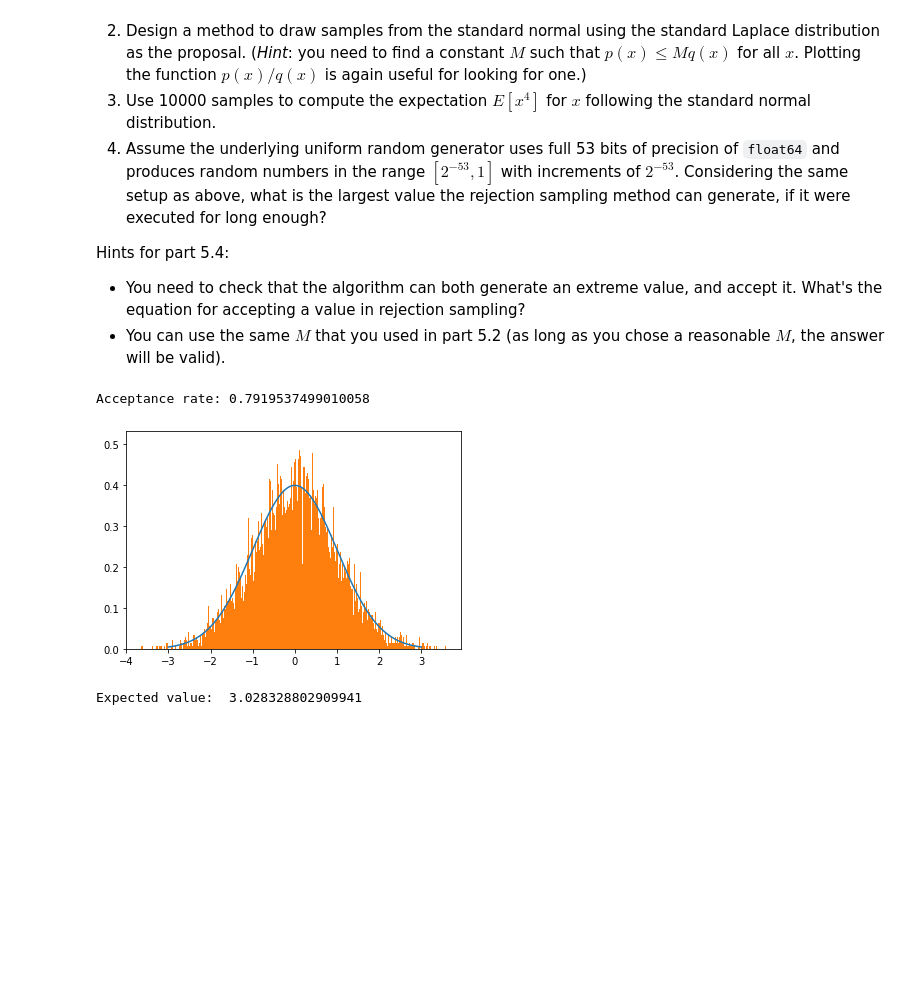
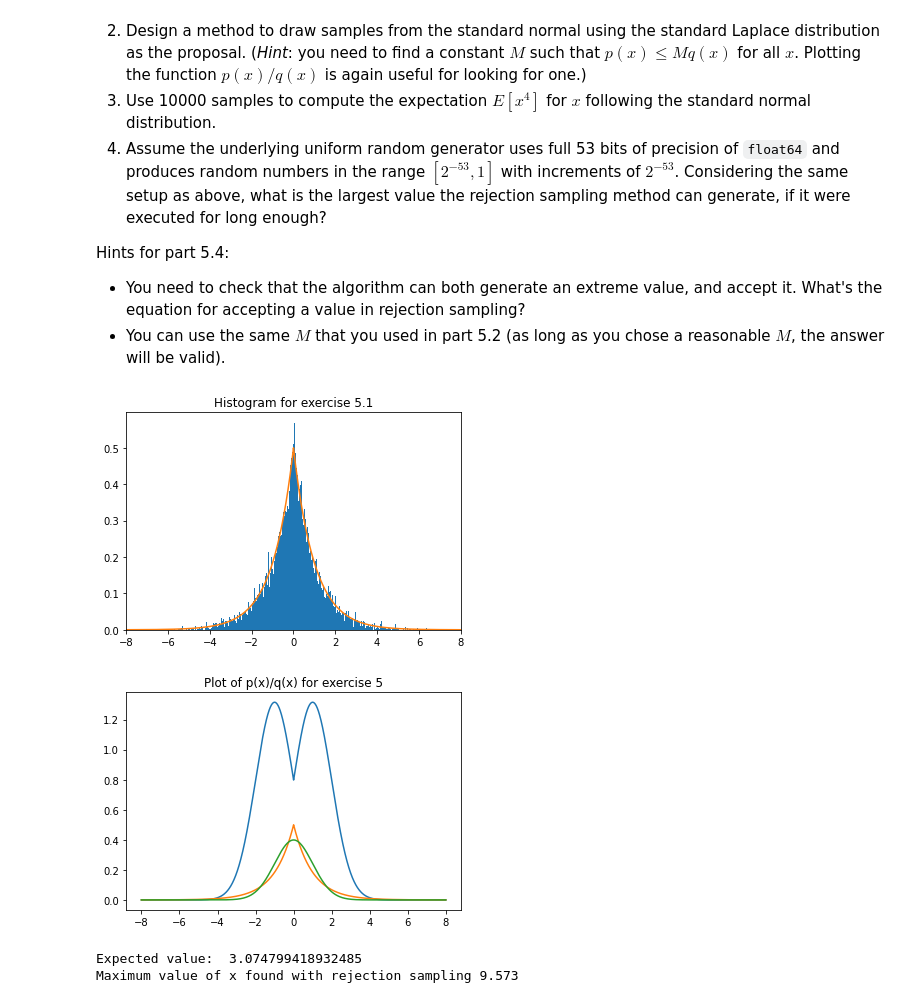
Before and after one commit to vyeoms/assignments, a Jupyter notebook: compstat/week1.ipynb, the cells around one changed output. Saved outputs shown, nothing was run; the diff lists cells and outputs as text; code cells hidden in the pictures; blank space fills up the shorter version.

```diff
--- a/compstat/week1.ipynb
+++ b/compstat/week1.ipynb
@@ -247,54 +251,81 @@ def laplacePDF(x):
     return 0.5*np.exp(-np.absolute(x))
 
 def sampleLaplace(x):
-    if x < 0.5:
-        return -np.log(2*x)
-    return np.log(2*x)
+    return -np.sign(x-0.5)*np.log(1-2*np.abs(x-0.5))
+
+def histEx5_1():
+    pdf_x = np.arange(-8, 8, 0.001)
+    pdf_y = laplacePDF(pdf_x)
+
+    uniform_x = npr.uniform(size=10000)
+    distribution_samples = sampleLaplace(uniform_x)
+
+    plt.hist(distribution_samples, bins=500, density=True)
+    plt.plot(pdf_x, pdf_y)
+    plt.title("Histogram for exercise 5.1")
+    plt.xlim( -8, 8 )
+    plt.show()
+
+histEx5_1()
 
 def normalPDF(x):
     return 1/np.sqrt(2*np.pi) * np.exp(-0.5*x*x)
 
 # Biggest estimated value from here: ~1.253. Proposal M: 1.3
-# sample = np.arange(0, 1, 0.001)
-# print(max(laplacePDF(sample)/normalPDF(sample)))
+sample = np.arange(-8, 8, 0.001)
+plt.plot(sample, normalPDF(sample)/laplacePDF(sample))
+plt.plot(sample, laplacePDF(sample))
+plt.plot(sample, normalPDF(sample))
+plt.title("Plot of p(x)/q(x) for exercise 5")
+plt.show()
 
 def RejectionSampler(f_pdf, g_pdf, g_sample, M, N):
     """
     Returns N samples following pdf f_pdf() using proposal g(x)
     with pdf g_pdf() that can be sampled by g_sample().
     Requirement: f_pdf(x) <= M*g_pdf(x) for all x.
     """
     i = 0
     rejects = 0
     x = np.zeros(N)
     while i < N:
         x_prop = g_sample()
-        u = npr.uniform(0, 1)
+        u = npr.uniform( 0, 1)
         if (u * M * g_pdf(x_prop)) < f_pdf(x_prop):
             # Accept the sample and record it
             x[i] = x_prop
             i += 1
         else:
             rejects += 1
-    print("Acceptance rate:", N/(N+rejects))
     return x
 
 def calculateExpectedFour(x):
     return sum(x**4)/len(x)
 
-def plotHistWithDistEx5():
-    hist_sample = RejectionSampler( normalPDF, laplacePDF, npr.laplace, 1.26, 10000 )
-    pdf_sample_space = np.arange(-3, 3, 0.001)
-    pdf = normalPDF(pdf_sample_space)
-
-    plt.plot(pdf_sample_space, pdf)
-    plt.hist(hist_sample, bins=500, density=True)
-    plt.show()
+def generateSampleEx5():
+    hist_sample = RejectionSampler( normalPDF, laplacePDF, npr.laplace, 1.3, 10000 )
     return hist_sample
 
-sample = plotHistWithDistEx5()
+sample = generateSampleEx5()
 print("Expected value: ", calculateExpectedFour(sample))
+
+def findLargestX(f_pdf, g_pdf, g_sample, M):
+    x = 0
+    x_prop = g_sample
+    u = 2**(-53)
+    if (u * M * g_pdf(x_prop)) < f_pdf(x_prop):
+        # Accept the sample and record it
+        x = x_prop
+    return x
+max_val = -1
+for i in range(94900, 97000):
+    test = findLargestX(normalPDF, laplacePDF, i/10000, 1.3)
+    if test > max_val:
+        max_val = test
+
+print("Maximum value of x found with rejection sampling: ", max_val)
 # %% [output]
+[figure, new version]
+[figure, added]
-Acceptance rate: 0.7919537499010058
+Expected value:  3.074799418932485
+Maximum value of x found with rejection sampling 9.573
-[figure, old version]
-Expected value:  3.028328802909941
```
Also changed, not shown: parts of 1 cell of this notebook.
